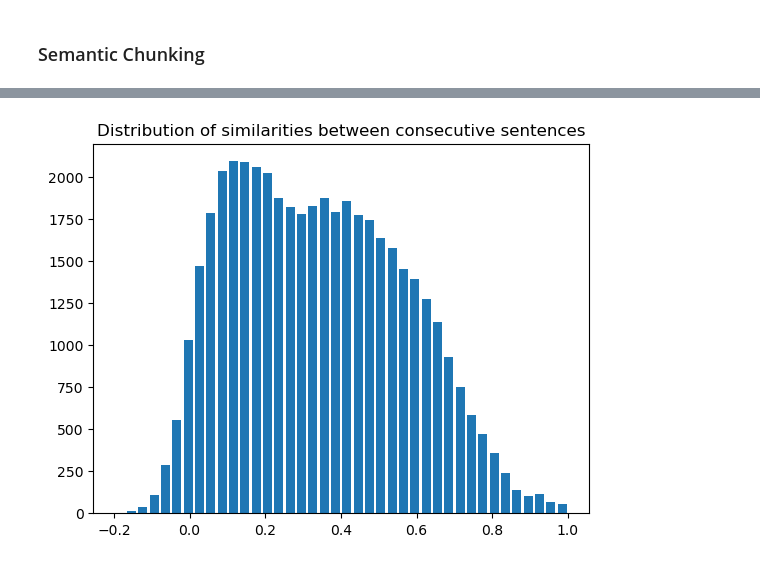
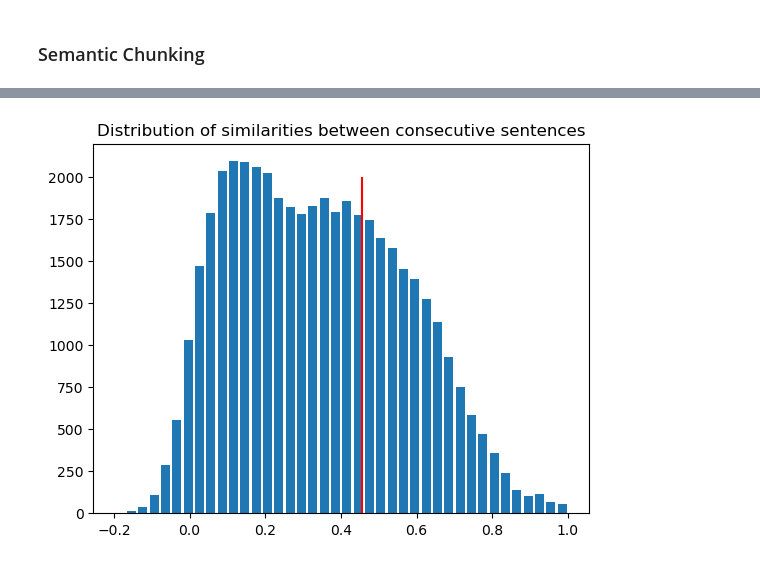
Before and after one commit to AmevinLS/ds-article-rag, a Jupyter notebook: notebooks/data_prep.ipynb, the cells around one changed output, grey strips where cells are left out. Drawn from its saved outputs; the diff is of its cells as text; code cells hidden in the pictures.

```diff
--- a/notebooks/data_prep.ipynb
+++ b/notebooks/data_prep.ipynb
@@ -63,7 +63,7 @@ def groups_to_dict(groups: List[List[int]]) -> Dict[int, int]:
     return elem_to_group
 
 
-def group_df_by_inds(df: pd.DataFrame, groups: List[List[int]], agg_mapping: Dict[str, Callable]) -> pd.DataFrame:
+def collapse_df_by_inds(df: pd.DataFrame, groups: List[List[int]], agg_mapping: Dict[str, Callable]) -> pd.DataFrame:
     """Aggregates rows of dataframe within specified groups using functions specified in 'agg_mapping'
 
     Args:
@@ -153,7 +153,7 @@ def group_by_consecutive_blocks(df: pd.DataFrame, indices: np.ndarray) -> List[L
     return groups
 # %%
 groups = group_by_consecutive_blocks(pars_df, code_suspects.index.to_numpy())
-reduced_pars_df = group_df_by_inds(
+reduced_pars_df = collapse_df_by_inds(
     pars_df,
     groups,
     agg_mapping={
@@ -217,3 +217,17 @@ par_embeds = calc_embeddings(texts=reduced_pars_df["Text"].to_list(), model_name
 
 ## OPTION 2: LOAD PREGENERATED EMBEDDINGS
 # par_embeds = np.load(f"{DATA_DIR}/par_embeds.npy")
+# %%
+STD_MULTIPLIER = 0.5
+groups = group_by_consecutive_sims(reduced_pars_df, par_embeds, std_multiplier=STD_MULTIPLIER)
+grouped_pars = collapse_df_by_inds(
+    reduced_pars_df.loc[:, ["article_idx","Text"]],
+    groups,
+    agg_mapping={
+        "article_idx": lambda idxs: idxs.mode(),
+        "Text": lambda texts: "\n\n".join(texts),
+    }
+)
+grouped_pars = grouped_pars.merge(data["Title"], left_on="article_idx", right_on=data.index)
+grouped_pars = grouped_pars.reset_index(names="paragraph_idx")
+grouped_pars
@@ -220,7 +248,8 @@ par_embeds = calc_embeddings(texts=reduced_pars_df["Text"].to_list(), model_name
 # %%
 embed_sims = get_cos_sims(par_embeds)
 plt.hist(embed_sims, bins=40, rwidth=0.8)
+plt.vlines([embed_sims.mean() + STD_MULTIPLIER*embed_sims.std()], [0], [2000], colors=["red"])
 plt.title("Distribution of similarities between consecutive sentences")
 plt.show()
 # %% [output]
-[figure, old version]
+[figure, new version]
```
Also changed, not shown: parts of 4 cells of this notebook, 1 other file.
